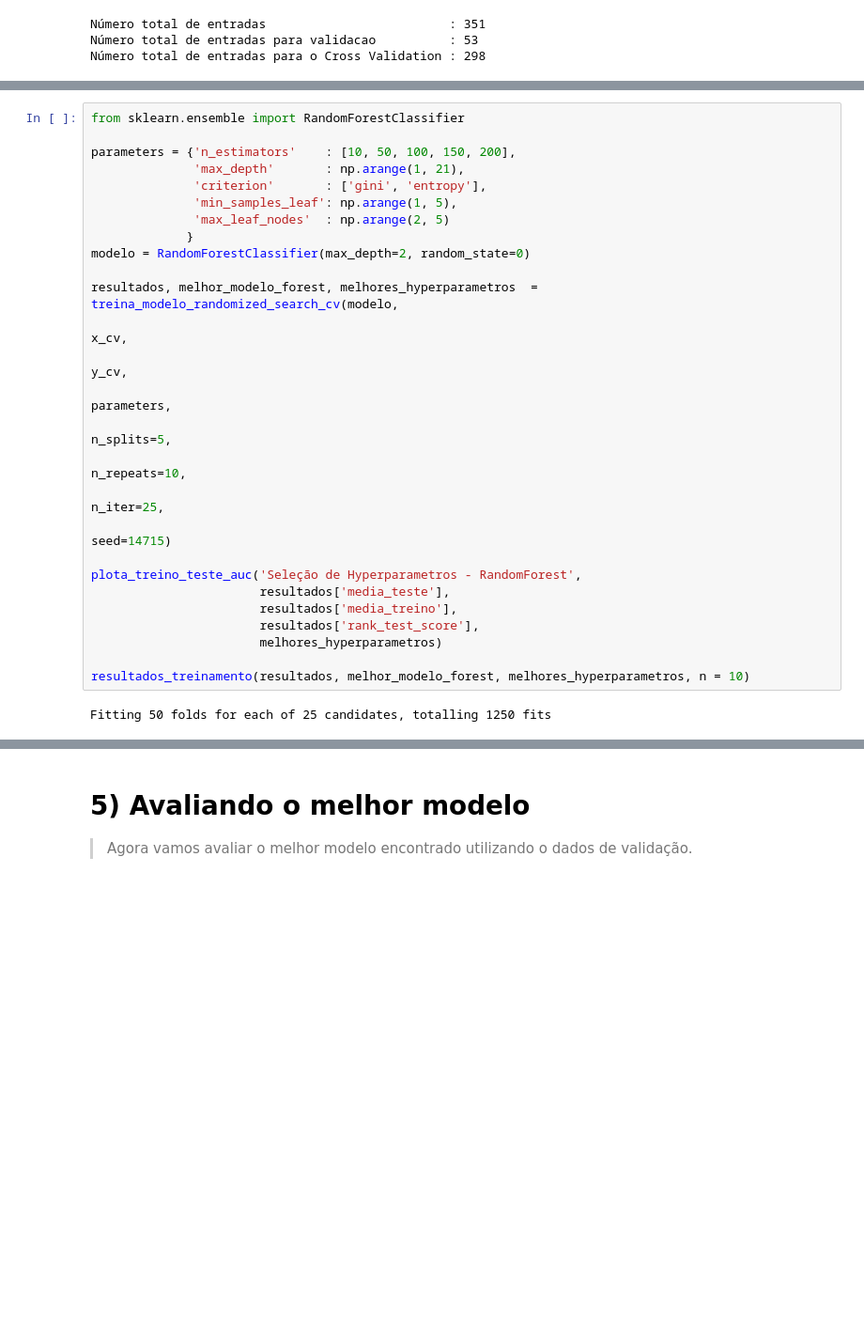
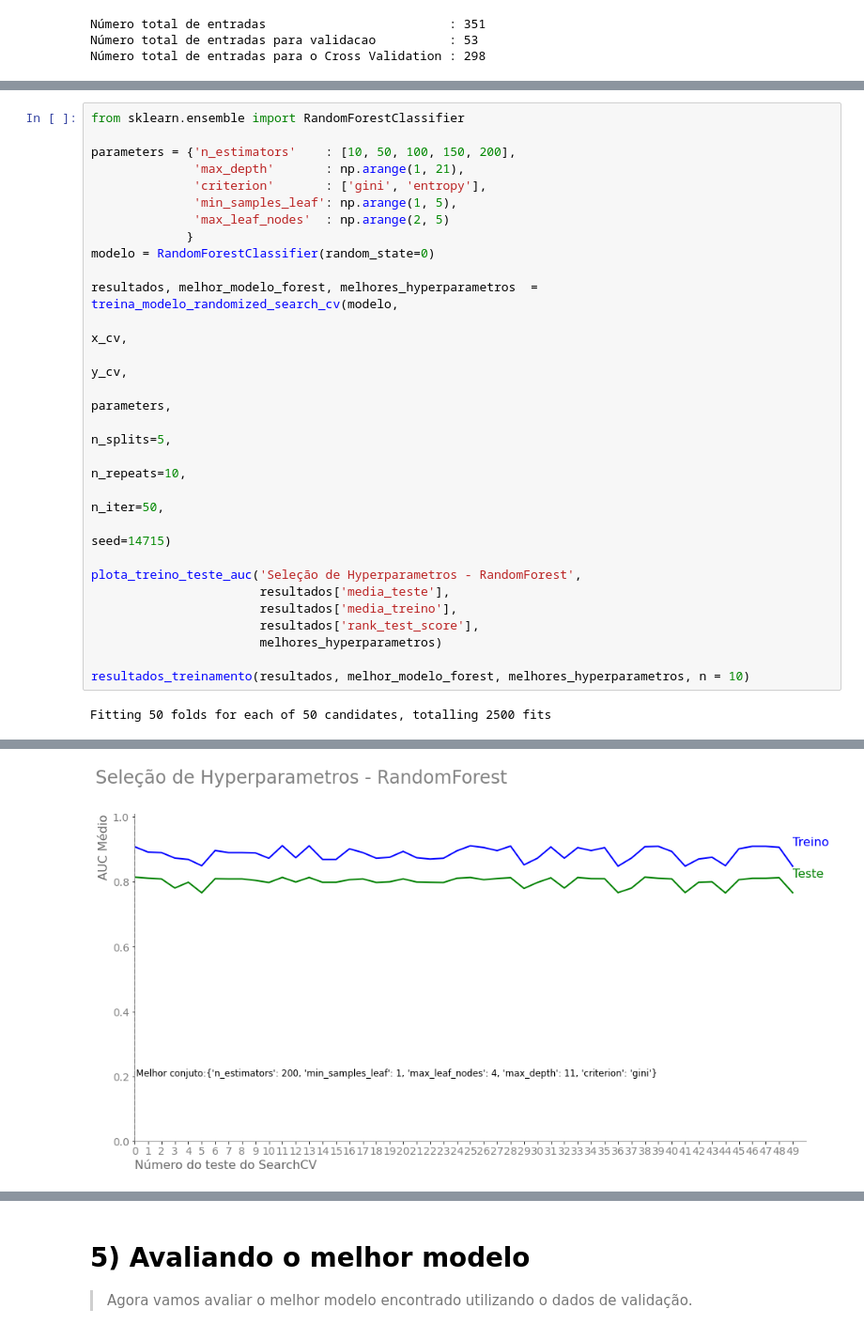
Before and after one commit to HenriqueCCdA/BC_DS_Projeto_Final, a Jupyter notebook: Notebooks/ML/treinamentos.ipynb, the cells around one changed output, grey strips where cells are left out. Shown at 94% size. Saved outputs shown, nothing was run; the diff lists cells and outputs as text; blank space fills up the shorter version.

```diff
--- a/Notebooks/ML/treinamentos.ipynb
+++ b/Notebooks/ML/treinamentos.ipynb
@@ -224,7 +307,7 @@ parameters = {'n_estimators'    : [10, 50, 100, 150, 200],
               'min_samples_leaf': np.arange(1, 5),
               'max_leaf_nodes'  : np.arange(2, 5)
              }
-modelo = RandomForestClassifier(max_depth=2, random_state=0)
+modelo = RandomForestClassifier(random_state=0)
 
 resultados, melhor_modelo_forest, melhores_hyperparametros  = treina_modelo_randomized_search_cv(modelo,
                                                                                                   x_cv,
@@ -232,7 +315,7 @@ resultados, melhor_modelo_forest, melhores_hyperparametros  = treina_modelo_rand
                                                                                                   parameters,
                                                                                                   n_splits=5,
                                                                                                   n_repeats=10,
-                                                                                                  n_iter=25,
+                                                                                                  n_iter=50,
                                                                                                   seed=14715)
 
 plota_treino_teste_auc('Seleção de Hyperparametros - RandomForest',
@@ -243,4 +326,4 @@ plota_treino_teste_auc('Seleção de Hyperparametros - RandomForest',
 
 resultados_treinamento(resultados, melhor_modelo_forest, melhores_hyperparametros, n = 10)
 # %% [output]
-Fitting 50 folds for each of 25 candidates, totalling 1250 fits
+Fitting 50 folds for each of 50 candidates, totalling 2500 fits
@@ -246,0 +332 @@ Fitting 50 folds for each of 25 candidates, totalling 1250 fits
+[figure, added]
```
Also changed, not shown: parts of 30 cells of this notebook.
